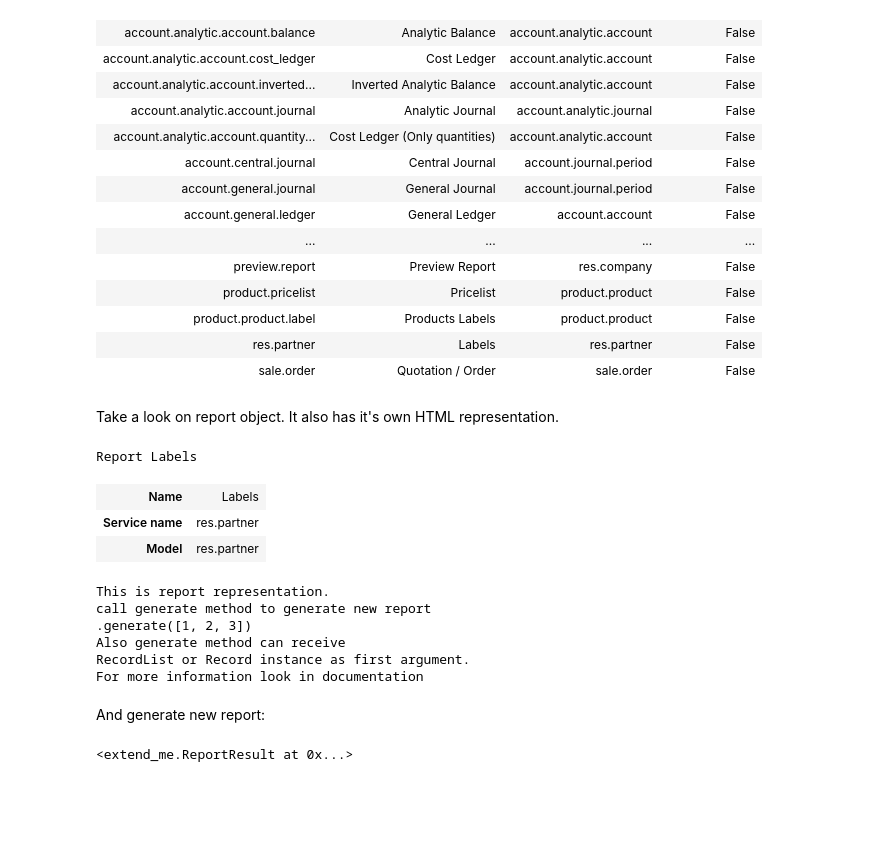
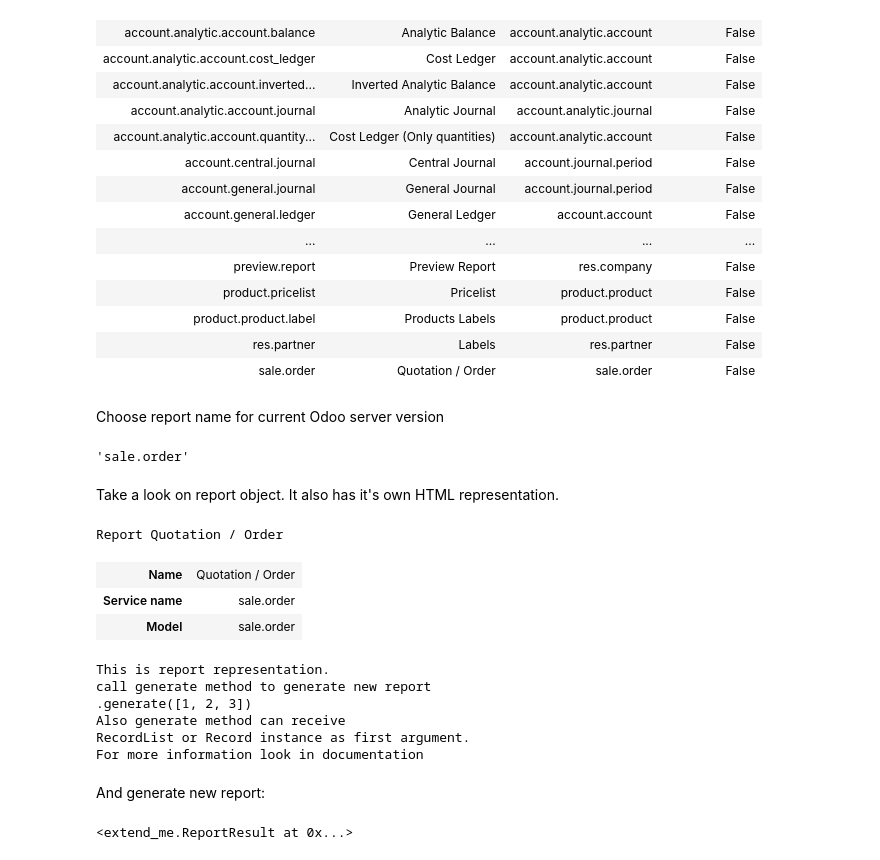
Before and after one commit to katyukha/odoo-rpc-client, a Jupyter notebook: examples/Examples & HTML tests.ipynb, the cells around one changed output. Saved outputs shown, nothing was run; the diff lists cells and outputs as text; code cells hidden in the pictures; blank space fills up the shorter version.

```diff
--- a/examples/Examples & HTML tests.ipynb
+++ b/examples/Examples & HTML tests.ipynb
@@ -404,26 +403,38 @@ Available reports
 | product.product.label | Products Labels | product.product | False |
 | res.partner | Labels | res.partner | False |
 | sale.order | Quotation / Order | sale.order | False |
+# %% [markdown]
+Choose report name for current Odoo server version
+# %%
+from pkg_resources import parse_version as V
+if ldb.server_version >= V("8.0"):
+    report_name = 'sale.report_saleorder'
+else:
+    report_name = 'sale.order'
+
+report_name
+# %% [output]
+'sale.order'
 # %% [markdown]
 Take a look on report object. It also has it's own HTML representation.
-# %%
-ldb.services.report['res.partner']
-# %% [output]
-Report Labels
-| Name | Labels |
-| Service name | res.partner |
-| Model | res.partner |
-This is report representation.
-call generate method to generate new report
-.generate([1, 2, 3])
-Also generate method can receive
-RecordList or Record instance as first argument.
-For more information look in documentation
+# %%
+report = ldb.services.report[report_name]
+report
+# %% [output]
+Report Quotation / Order
+| Name | Quotation / Order |
+| Service name | sale.order |
+| Model | sale.order |
+This is report representation.
+call generate method to generate new report
+.generate([1, 2, 3])
+Also generate method can receive
+RecordList or Record instance as first argument.
+For more information look in documentation
 # %% [markdown]
 And generate new report:
-# %%
-# Generate report named 'Labels' (report service name is 'res.partner')
-report = ldb.services.report['res.partner'].generate(ldb._res_partner([]))
-report
-# %% [output]
-<extend_me.ReportResult at 0x...>
+# %%
+report_result = report.generate(so_list)
+report_result
+# %% [output]
+<extend_me.ReportResult at 0x...>
```
Also changed, not shown: parts of 4 cells of this notebook, 4 other files.
